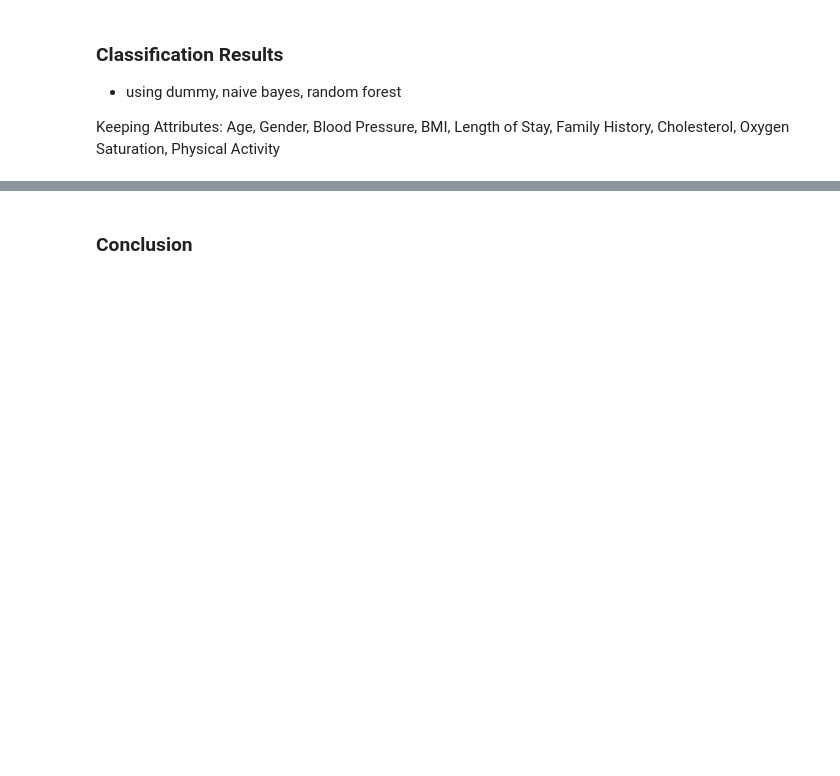
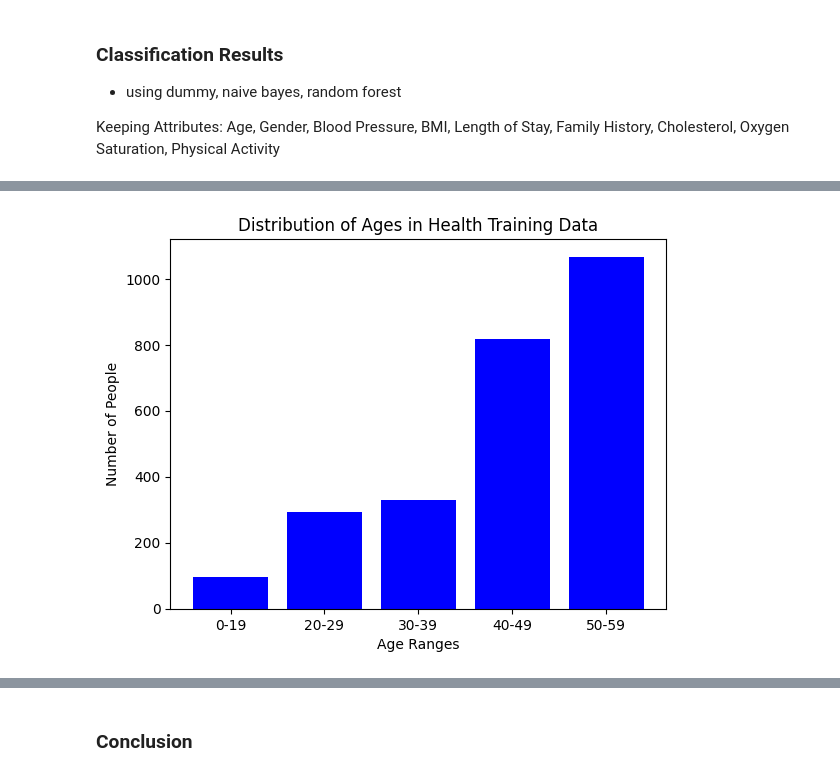
Before and after one commit to Fionacallahan/FinalProject, a Jupyter notebook: finalProject.ipynb, the cells around one changed output, grey strips where cells are left out. Cells and saved outputs as stored; diff of their text form; code cells hidden in the pictures; blank space fills up the shorter version.

```diff
--- a/finalProject.ipynb
+++ b/finalProject.ipynb
@@ -190,0 +194,27 @@ Random Forest Classifier: accuracy =  0.8316417910447761 error rate =  0.1683582
+# %%
+# ages = [row[0] for row in table]
+ages = []
+for row in table:
+    age = row[0]
+    ages.append(int(age))
+
+bins = [0, 20, 30, 40, 50, 60]
+labels = ['0-19', '20-29', '30-39', '40-49', '50-59']
+age_counts = [0] * (len(bins) - 1)
+
+for age in ages:
+    for i in range(len(bins) - 1):
+        if bins[i] <= age < bins[i+1]:
+            age_counts[i] += 1
+            break
+
+plt.figure()
+plt.bar(labels, age_counts, color='blue')
+
+plt.title("Distribution of Ages in Health Training Data")
+plt.xlabel("Age Ranges")
+plt.ylabel("Number of People")
+
+plt.show()
+# %% [output]
+[figure, added]
```
Also changed, not shown: parts of 7 cells of this notebook.
